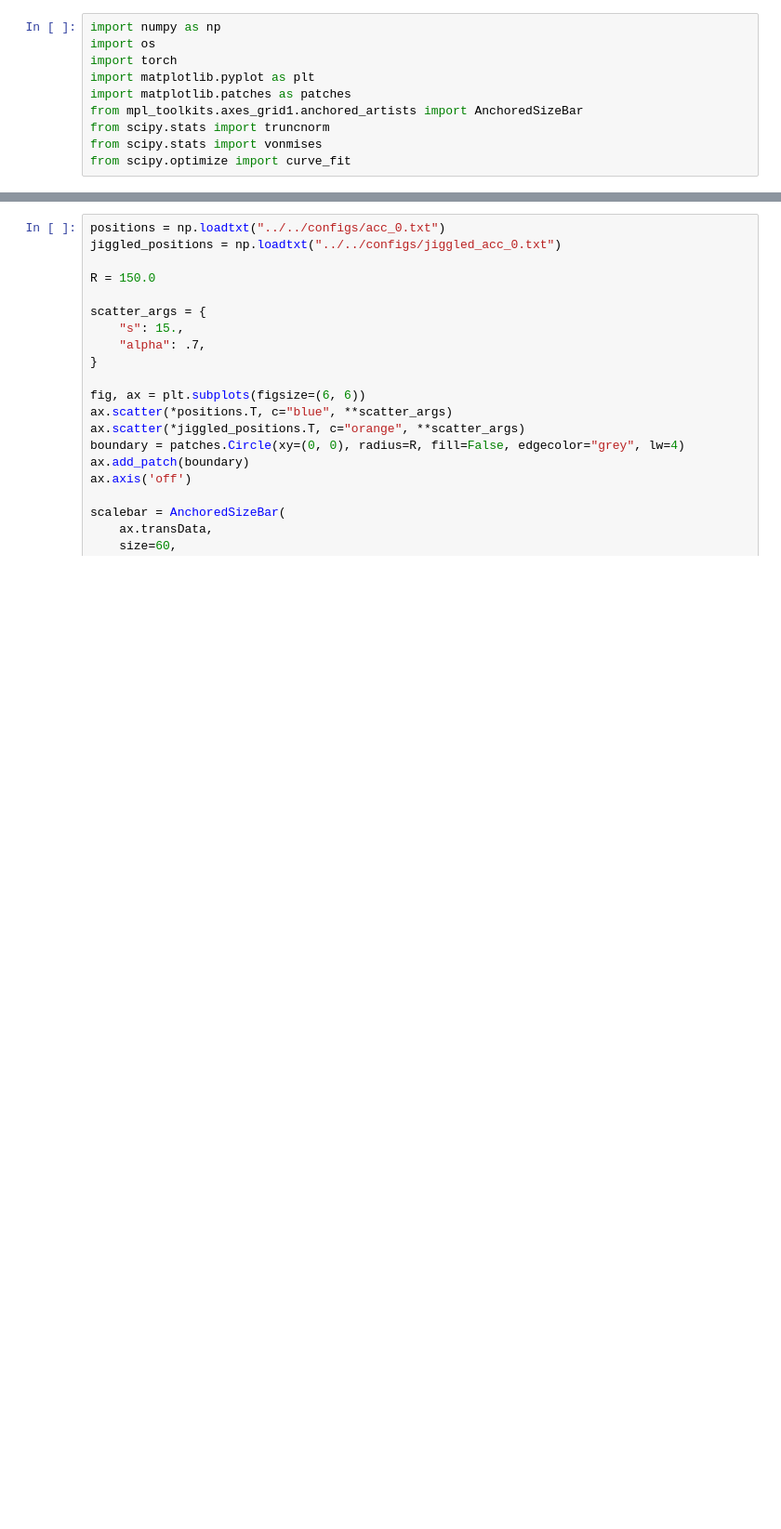
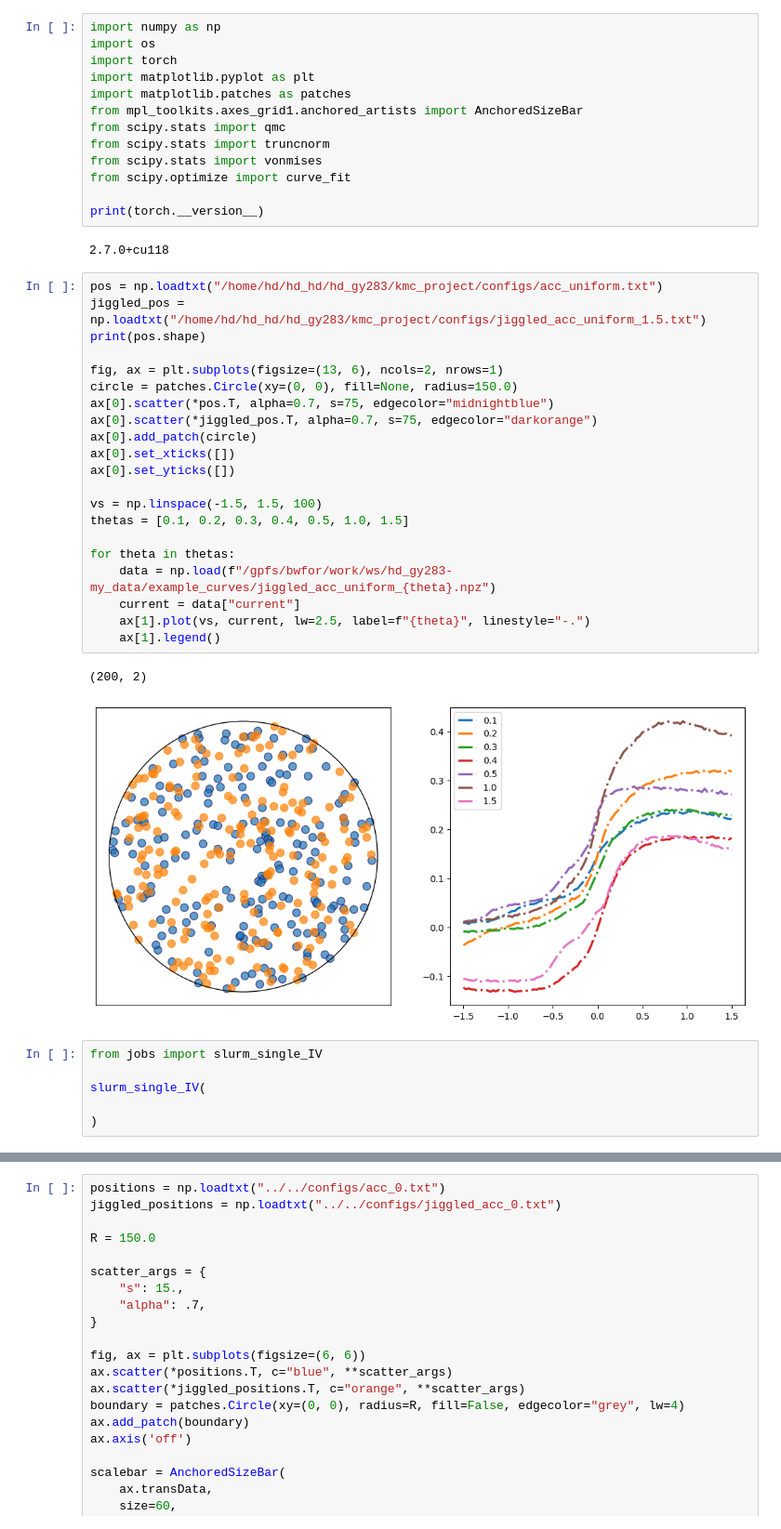
Before and after one commit to jwass1997/kmc_project, a Jupyter notebook: scripts/python_scripts/test_stuff.ipynb, the cells around one changed output, grey strips where cells are left out. Shown at 93% size. Saved outputs shown, nothing was run; the diff lists cells and outputs as text; blank space fills up the shorter version.

```diff
--- a/scripts/python_scripts/test_stuff.ipynb
+++ b/scripts/python_scripts/test_stuff.ipynb
@@ -5,6 +5,41 @@ import torch
 import matplotlib.pyplot as plt
 import matplotlib.patches as patches
 from mpl_toolkits.axes_grid1.anchored_artists import AnchoredSizeBar
+from scipy.stats import qmc
 from scipy.stats import truncnorm
 from scipy.stats import vonmises
 from scipy.optimize import curve_fit
+
+print(torch.__version__)
+# %% [output]
+2.7.0+cu118
+# %%
+pos = np.loadtxt("/home/hd/hd_hd/hd_gy283/kmc_project/configs/acc_uniform.txt")
+jiggled_pos = np.loadtxt("/home/hd/hd_hd/hd_gy283/kmc_project/configs/jiggled_acc_uniform_1.5.txt")
+print(pos.shape)
+
+fig, ax = plt.subplots(figsize=(13, 6), ncols=2, nrows=1)
+circle = patches.Circle(xy=(0, 0), fill=None, radius=150.0)
+ax[0].scatter(*pos.T, alpha=0.7, s=75, edgecolor="midnightblue")
+ax[0].scatter(*jiggled_pos.T, alpha=0.7, s=75, edgecolor="darkorange")
+ax[0].add_patch(circle)
+ax[0].set_xticks([])
+ax[0].set_yticks([])
+
+vs = np.linspace(-1.5, 1.5, 100)
+thetas = [0.1, 0.2, 0.3, 0.4, 0.5, 1.0, 1.5]
+
+for theta in thetas:
+    data = np.load(f"/gpfs/bwfor/work/ws/hd_gy283-my_data/example_curves/jiggled_acc_uniform_{theta}.npz")
+    current = data["current"]
+    ax[1].plot(vs, current, lw=2.5, label=f"{theta}", linestyle="-.")
+    ax[1].legend()
+# %% [output]
+(200, 2)
+[figure, added]
+# %%
+from jobs import slurm_single_IV
+
+slurm_single_IV(
+
+)
```
Also changed, not shown: parts of 1 cell of this notebook, 56 other files.
